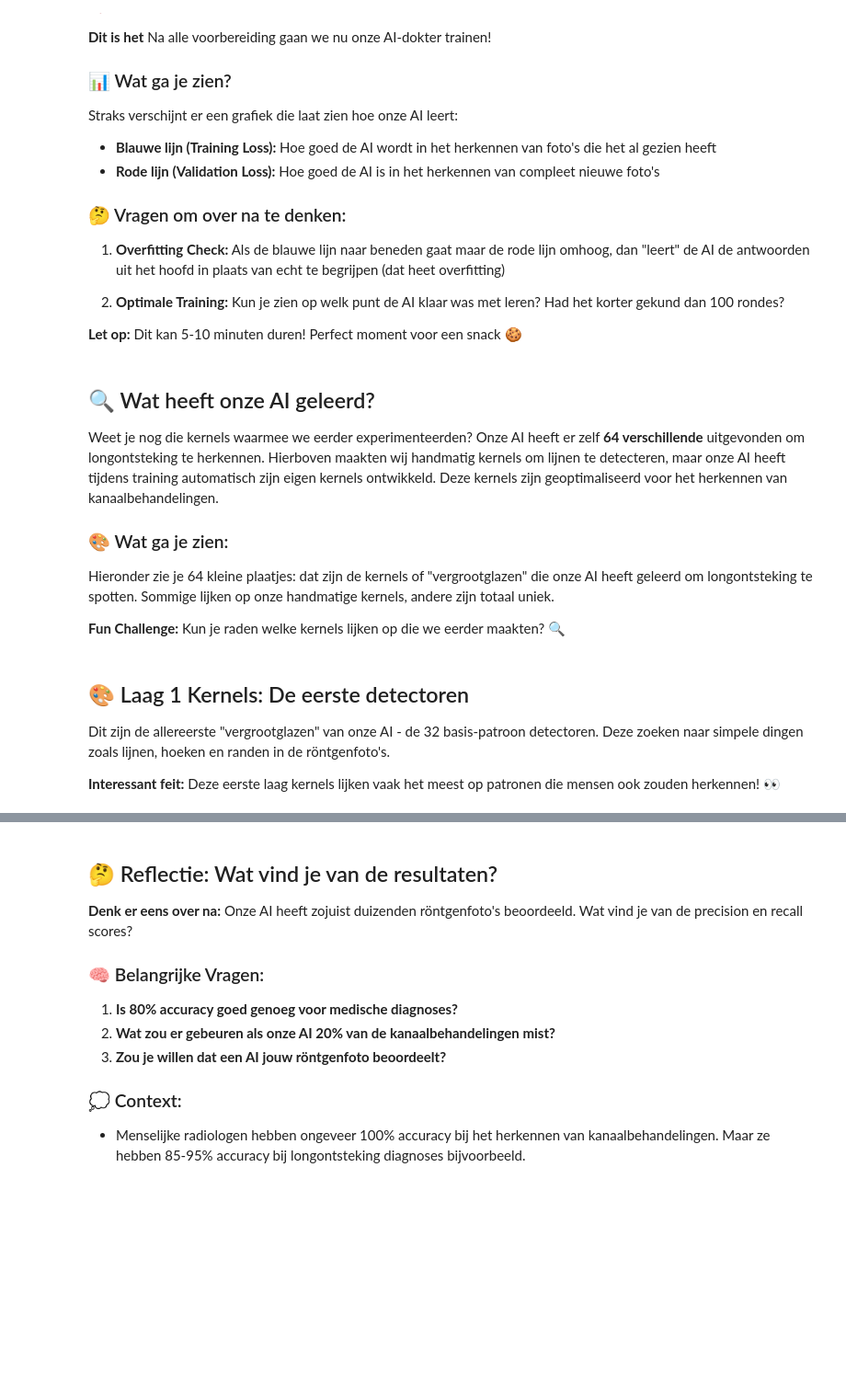
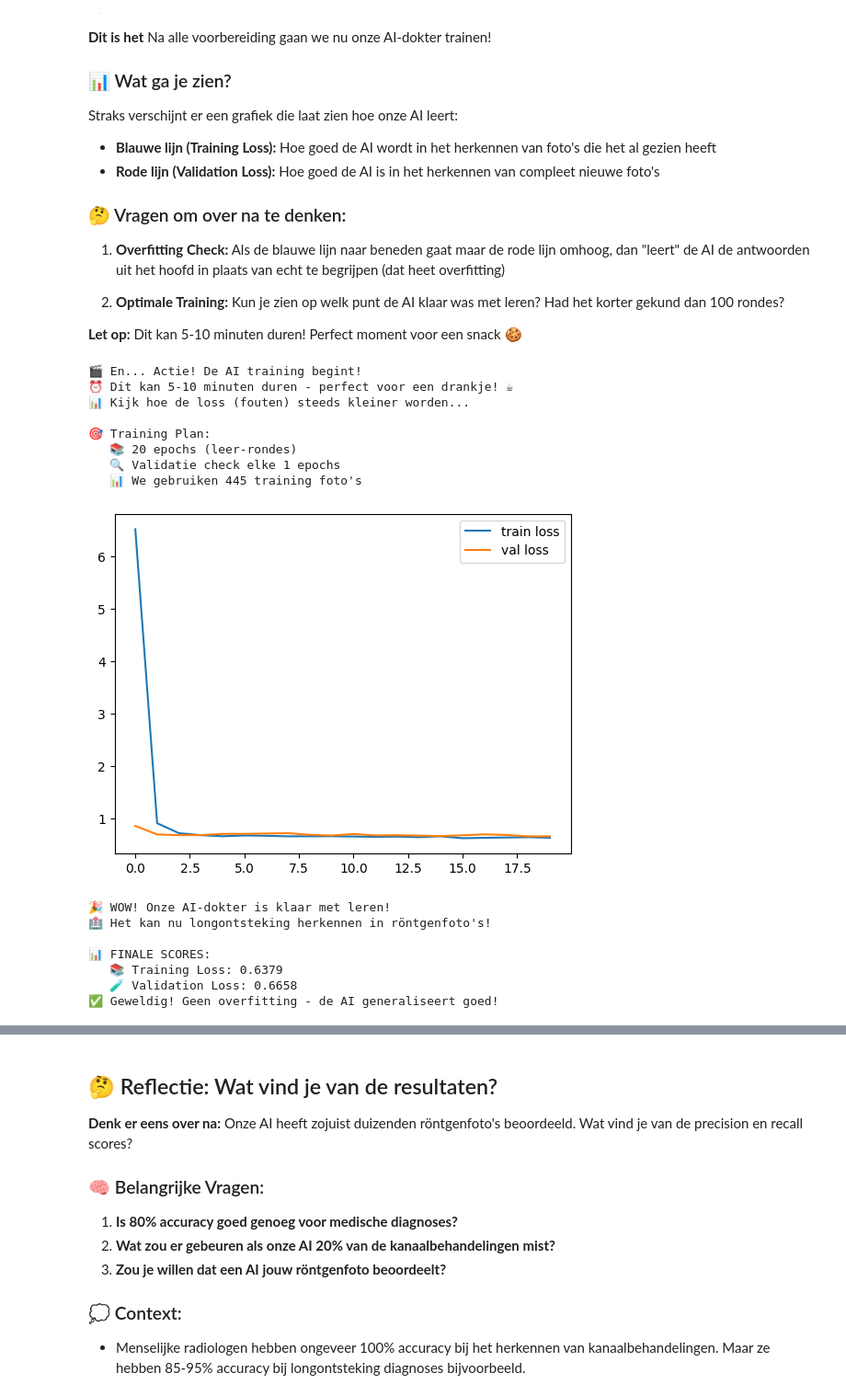
Before and after one commit to NicosStarreveld/WorkshopCNNs, a Jupyter notebook: Programmeeropdrachten/Bouw_een_AI_tandarts_WisD.ipynb, the cells around one changed output, grey strips where cells are left out. Shown at 92% size. Saved outputs shown, nothing was run; the diff lists cells and outputs as text; code cells hidden in the pictures; blank space fills up the shorter version.

```diff
--- a/Programmeeropdrachten/Bouw_een_AI_tandarts_WisD.ipynb
+++ b/Programmeeropdrachten/Bouw_een_AI_tandarts_WisD.ipynb
@@ -383,7 +388,7 @@ print("📚 Bezig met het maken van een test-dataset...")
 print("   (Dit zijn foto's die onze AI NOG NOOIT heeft gezien!)")
 
 # Maak een validatie dataset - dit is onze 'examens' voor de AI
-val_dataset = TeethMNIST(split="val", transform=data_transform)
+val_dataset = TeethMNIST(split="val", transform=val_test_transform)
 
 def collate_without_orig(batch): # Remove "orig" from every sample before batching
     batch_no_orig = []
@@ -414,15 +431,15 @@ print("\n🎯 Nu kan onze AI leren van de training data en zichzelf testen op de
 # %%
-# 🧠 Het AI-Brein Bouwen: Ons Convolutional Neural Network!
-
 import torch.nn as nn
 import torch.nn.functional as F
 
 class Net(nn.Module):
     def __init__(self):
         super(Net, self).__init__()
-        self.conv1 = nn.Conv2d(in_channels=1, out_channels=32, kernel_size=3, stride=1)  # Een convolutie met 1 input channel (de afbeelding), 32 output channels (32 verschillende kernels), 3x3 pixel kernel
-        self.conv2 = nn.Conv2d(in_channels=32, out_channels=64, kernel_size=3, stride=1) # Een tweede convolutie met 32 input channels (de 32 output channels van de vorige laag), 64 output channels (verschillende kernels), 3x3 pixel kernel
+        self.conv1 = nn.Conv2d(in_channels=1, out_channels=32, kernel_size=3, stride=1)
+        self.conv2 = nn.Conv2d(in_channels=32, out_channels=64, kernel_size=3, stride=1)
+        # Dropout laag toegevoegd na de eerste fully connected laag
         self.fc1 = nn.Linear(in_features=9216, out_features=128)
+        self.dropout = nn.Dropout(0.5) # Dropout van 50%
         self.fc2 = nn.Linear(in_features=128, out_features=1)   # De output laag met 1 output neuron (de voorspelling, tussen 0 (geen longontsteking) en 1( longontsteking) )
 
     def forward(self, x):
@@ -434,6 +451,7 @@ class Net(nn.Module):
         x = torch.flatten(x, 1)
         x = self.fc1(x)
         x = F.relu(x)
+        x = self.dropout(x) # Dropout toegepast
         output = self.fc2(x)
         return output
 
@@ -565,46 +599,53 @@ print("⏰ Dit kan 5-10 minuten duren - perfect voor een drankje! ☕")
 print("📊 Kijk hoe de loss (fouten) steeds kleiner worden...")
 
 # Training instellingen
-val_freq = 10  # Check validatie elke 10 epochs
-n_epochs = 100  # Train voor 100 leer-rondes
+val_freq = 1  # Check validatie elke epoch
+n_epochs = 20  # Train voor 20 leer-rondes
 
 print(f"\n🎯 Training Plan:")
 print(f"   📚 {n_epochs} epochs (leer-rondes)")
 print(f"   🔍 Validatie check elke {val_freq} epochs")
 print(f"   📊 We gebruiken {len(train_dataset):,} training foto's")
 
 # START DE TRAINING! 🚀
 model, train_loss, val_loss = train_medmnist(model,
                                              train_dataloader,
                                              val_dataloader,
                                              optimizer,
                                              epochs=n_epochs,
                                              val_freq=val_freq)
 
 print("\n🎉 WOW! Onze AI-dokter is klaar met leren!")
 print("🏥 Het kan nu longontsteking herkennen in röntgenfoto's!")
 
 # Analyse van de resultaten
 final_train_loss = train_loss[-1]
 final_val_loss = val_loss[-1]
 
 print(f"\n📊 FINALE SCORES:")
 print(f"   📚 Training Loss: {final_train_loss:.4f}")
 print(f"   🧪 Validation Loss: {final_val_loss:.4f}")
 
 if abs(final_train_loss - final_val_loss) < 0.1:
     print("✅ Geweldig! Geen overfitting - de AI generaliseert goed!")
 elif final_val_loss > final_train_loss * 1.5:
     print("⚠️  Er is wat overfitting - de AI leert misschien antwoorden uit het hoofd")
 else:
     print("👍 Goede balans tussen leren en generaliseren!")
+# %% [output]
+🎬 En... Actie! De AI training begint!
+⏰ Dit kan 5-10 minuten duren - perfect voor een drankje! ☕
+📊 Kijk hoe de loss (fouten) steeds kleiner worden...
+
+🎯 Training Plan:
+   📚 20 epochs (leer-rondes)
+   🔍 Validatie check elke 1 epochs
+   📊 We gebruiken 445 training foto's
+[figure, added]
+🎉 WOW! Onze AI-dokter is klaar met leren!
+🏥 Het kan nu longontsteking herkennen in röntgenfoto's!
+
+📊 FINALE SCORES:
+   📚 Training Loss: 0.6379
+   🧪 Validation Loss: 0.6658
+✅ Geweldig! Geen overfitting - de AI generaliseert goed!
-# %% [markdown]
-## 🔍 Wat heeft onze AI geleerd?
-
-Weet je nog die kernels waarmee we eerder experimenteerden? Onze AI heeft er zelf **64 verschillende** uitgevonden om longontsteking te herkennen.
-Hierboven maakten wij handmatig kernels om lijnen te detecteren, maar onze AI heeft tijdens training automatisch zijn eigen kernels ontwikkeld. Deze kernels zijn geoptimaliseerd voor het herkennen van kanaalbehandelingen.
-
-### 🎨 Wat ga je zien:
-Hieronder zie je 64 kleine plaatjes: dat zijn de kernels of "vergrootglazen" die onze AI heeft geleerd om longontsteking te spotten. Sommige lijken op onze handmatige kernels, andere zijn totaal uniek.
-
-**Fun Challenge:** Kun je raden welke kernels lijken op die we eerder maakten? 🔍
@@ -648,6 +651,0 @@ print(f"💡 Tip: Herken je patronen die lijken op onze handgemaakte kernels?")
-# %% [markdown]
-## 🎨 Laag 1 Kernels: De eerste detectoren
-
-Dit zijn de allereerste "vergrootglazen" van onze AI - de 32 basis-patroon detectoren. Deze zoeken naar simpele dingen zoals lijnen, hoeken en randen in de röntgenfoto's.
-
-**Interessant feit:** Deze eerste laag kernels lijken vaak het meest op patronen die mensen ook zouden herkennen! 👀
```
Also changed, not shown: parts of 18 cells of this notebook.
